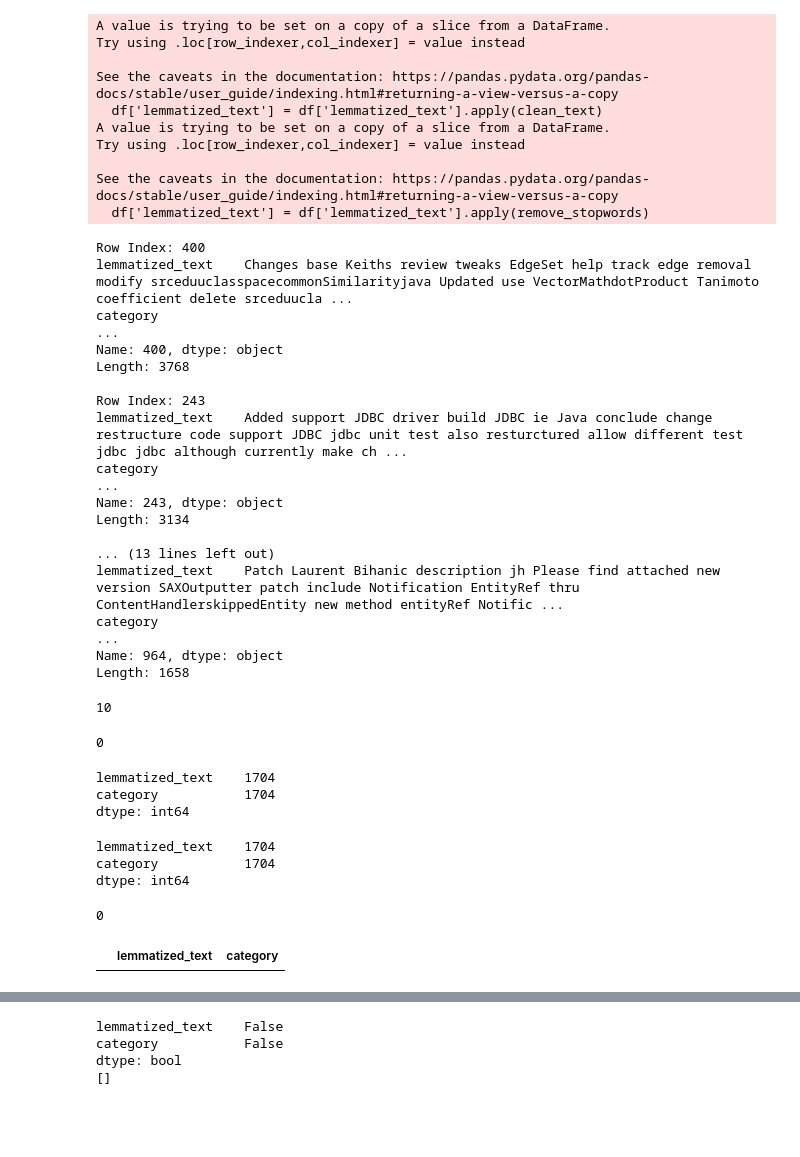
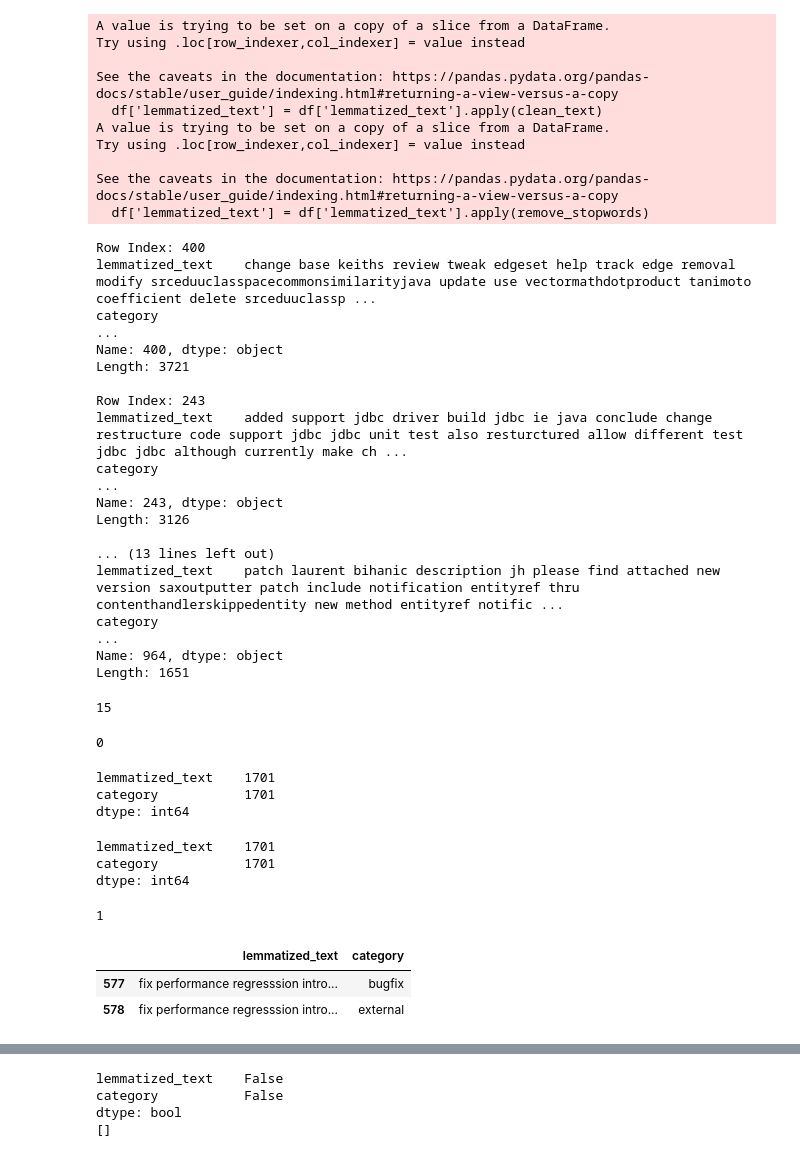
Before and after one commit to Onkar2102/Automated-Software-Refactoring-Commit-Classifier, a Jupyter notebook: src/data_preprocessing.ipynb, the cells around one changed output, grey strips where cells are left out. Cells and saved outputs as stored; diff of their text form; code cells hidden in the pictures; blank space fills up the shorter version.

```diff
--- a/src/data_preprocessing.ipynb
+++ b/src/data_preprocessing.ipynb
@@ -9,3 +20,5 @@ filePath = r"D:\Rochester Institute of Technology\DSCI 644 Software Engineering
+# %%
+filePath = r"../dataset/ESWA20_manualclassification.csv"
 # %%
 df = pd.read_csv(filePath, encoding='ISO-8859-1')
 
@@ -138,3 +286,8 @@ display(df.loc[[508, 509, 577, 578, 796, 797, 862, 863, 1241, 1242, 1346, 1347]]
 # %%
-# Remove second and fourth row (index 1 and 3)
-df = df.drop(labels=[508, 577, 796, 862, 1240, 1241, 1346], axis=0)
+# df = df.drop(labels=[508, 796, 862, 1240, 1346], axis=0)
+
+df = df.drop(labels=[509, 797, 863, 1241, 1347], axis=0)
+
+
+
+# to drop 509, 797, 863, 1241, 1347
@@ -152,0 +326,4 @@ from contractions import fix
+# %%
+df['commit_message'] = df['commit_message'].str.lower()
+
+df['commit_message'].head(10)
@@ -402,26 +596,26 @@ for index, length in top_5_max_lengths.items():
 ####### LOWER CASE --> LAMMETIZATION --> pre-processing
 # %% [output]
 Row Index: 400
-lemmatized_text    Changes base Keiths review tweaks EdgeSet help track edge removal modify srceduuclasspacecommonSimilarityjava Updated use VectorMathdotProduct Tanimoto coefficient delete srceduucla ...
+lemmatized_text    change base keiths review tweak edgeset help track edge removal modify srceduuclasspacecommonsimilarityjava update use vectormathdotproduct tanimoto coefficient delete srceduuclassp ...
 category                                                                                                                                                                                                 ...
 Name: 400, dtype: object
-Length: 3768
+Length: 3721
 
 Row Index: 243
-lemmatized_text    Added support JDBC driver build JDBC ie Java conclude change restructure code support JDBC jdbc unit test also resturctured allow different test jdbc jdbc although currently make ch ...
+lemmatized_text    added support jdbc driver build jdbc ie java conclude change restructure code support jdbc jdbc unit test also resturctured allow different test jdbc jdbc although currently make ch ...
 category                                                                                                                                                                                                 ...
 Name: 243, dtype: object
-Length: 3134
+Length: 3126
 
 ... (13 lines left out)
-lemmatized_text    Patch Laurent Bihanic description jh Please find attached new version SAXOutputter patch include Notification EntityRef thru ContentHandlerskippedEntity new method entityRef Notific ...
+lemmatized_text    patch laurent bihanic description jh please find attached new version saxoutputter patch include notification entityref thru contenthandlerskippedentity new method entityref notific ...
 category                                                                                                                                                                                                 ...
 Name: 964, dtype: object
-Length: 1658
+Length: 1651
 # %%
 df.duplicated().sum()
 # %% [output]
-10
+15
 # %%
 df = df.drop_duplicates()
 # %%
@@ -431,8 +625,8 @@ df.duplicated().sum()
 # %%
 df.isnull().count()
 # %% [output]
-lemmatized_text    1704
-category           1704
+lemmatized_text    1701
+category           1701
 dtype: int64
 # %%
 # For rows
@@ -440,17 +634,18 @@ df = df.dropna(how='all')
 # %%
 df.count()
 # %% [output]
-lemmatized_text    1704
-category           1704
+lemmatized_text    1701
+category           1701
 dtype: int64
 # %%
 df['lemmatized_text'].duplicated().sum()
 # %% [output]
-0
+1
 # %%
+duplicate_records = df[df['lemmatized_text'].duplicated(keep=False)]
 
-df1 = df[df['lemmatized_text'].duplicated(keep=False)]
-
-df1
+duplicate_records
 # %% [output]
 |  | lemmatized_text | category |
+| 577 | fix performance regresssion intro... | bugfix |
+| 578 | fix performance regresssion intro... | external |
```
Also changed, not shown: parts of 76 cells of this notebook, 4 other files.
